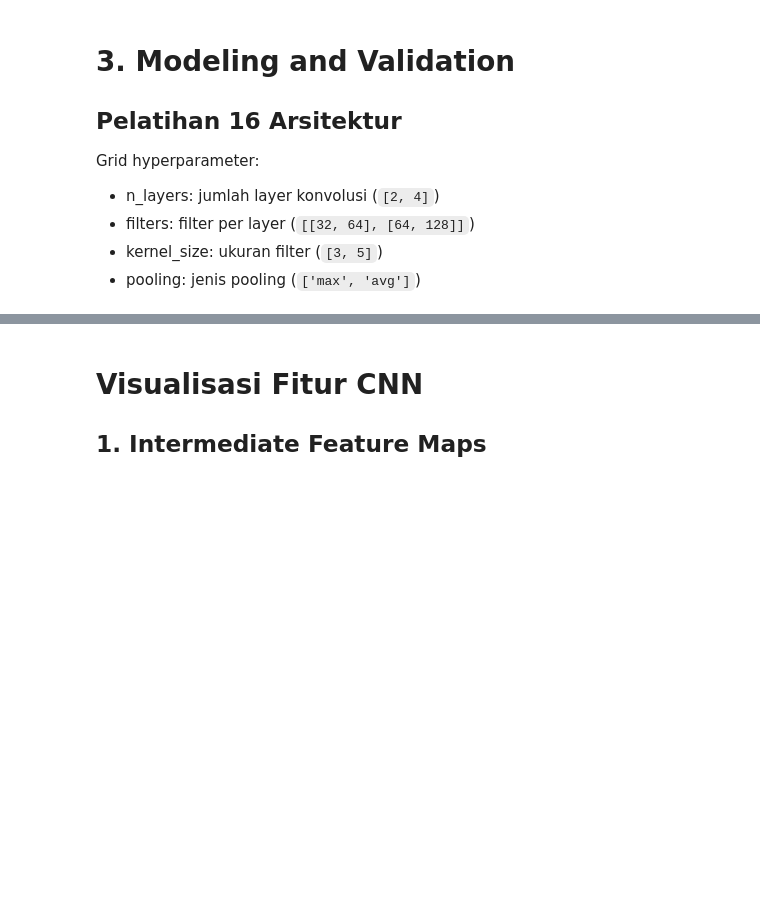
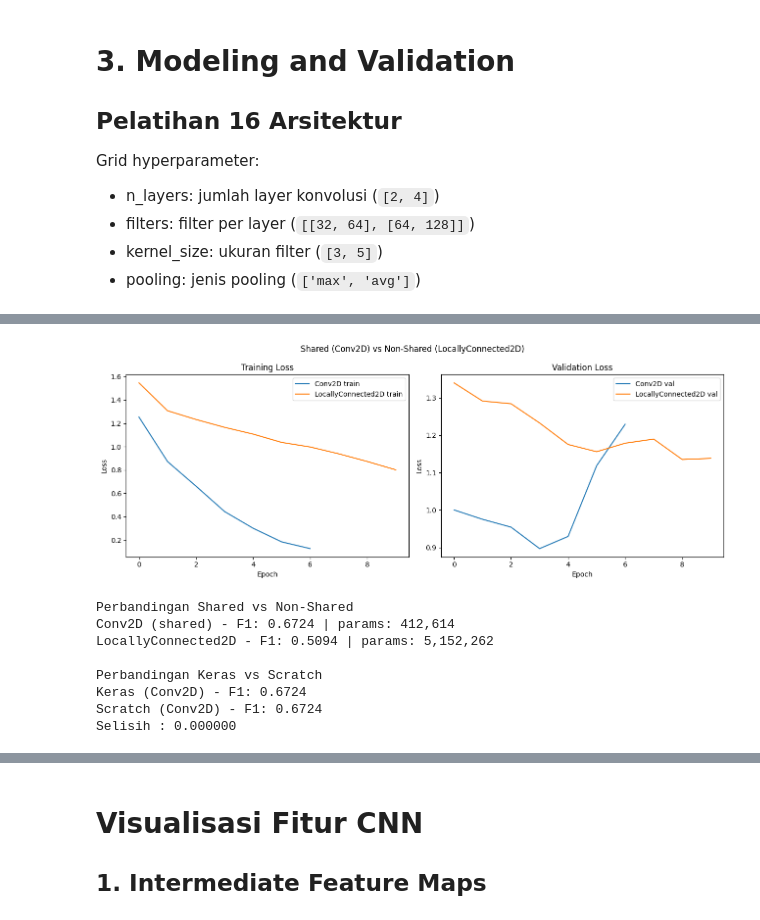
Before and after one commit to karolyangqian/Tubes2-ML, a Jupyter notebook: src/notebook/notebook_cnn.ipynb, the cells around one changed output, grey strips where cells are left out. Cells and saved outputs as stored; diff of their text form; code cells hidden in the pictures; blank space fills up the shorter version.

```diff
--- a/src/notebook/notebook_cnn.ipynb
+++ b/src/notebook/notebook_cnn.ipynb
@@ -281,7 +413,7 @@ print('Test set:', x_test.shape)
 # %%
 best_cfg = best['config']
 keras_best = build_cnn(best_cfg['n_layers'], best_cfg['filters'], best_cfg['kernel_size'], best_cfg['pooling'])
-keras_best.compile(optimizer='adam', loss='sparse_categorical_crossentropy')
+keras_best.compile(optimizer='adam', loss='sparse_categorical_crossentropy', jit_compile=False)
 keras_best.load_weights(best['weight_path'])
 
 y_pred_keras = np.argmax(keras_best.predict(x_test, verbose=1), axis=1)
@@ -383,23 +579,39 @@ print(f'LocallyConnected2D Test macro F1: {f1_lc:.4f}')
 # %%
 fig, axes = plt.subplots(1, 2, figsize=(13, 5))
 axes[0].plot(best['history']['loss'], label=f'Conv2D train')
-axes[0].plot(lc_history.history['loss'], label=f'LocallyConnected2D train')
 axes[1].plot(best['history']['val_loss'], label=f'Conv2D val')
-axes[1].plot(lc_history.history['val_loss'], label=f'LocallyConnected2D val')
+
+if lc_history is not None:
+    axes[0].plot(lc_history.history['loss'], label=f'LocallyConnected2D train')
+    axes[1].plot(lc_history.history['val_loss'], label=f'LocallyConnected2D val')
+else:
+    axes[0].plot([], [], label='LocallyConnected2D train (loaded)')
+    axes[1].plot([], [], label='LocallyConnected2D val (loaded)')
+
 for ax in axes:
     ax.set_xlabel('Epoch')
     ax.set_ylabel('Loss')
     ax.legend()
 axes[0].set_title('Training Loss')
 axes[1].set_title('Validation Loss')
 fig.suptitle('Shared (Conv2D) vs Non-Shared (LocallyConnected2D)')
 plt.tight_layout()
 plt.show()
 
 print('\nPerbandingan Shared vs Non-Shared')
-print(f'Conv2D (shared) - F1: {f1_keras:.4f} | params: {keras_best.count_params():>12,}')
-print(f'LocallyConnected2D - F1: {f1_lc:.4f} | params: {lc_model.count_params():>12,}')
+print(f'Conv2D (shared) - F1: {f1_keras:.4f} | params: {keras_best.count_params():,}')
+print(f'LocallyConnected2D - F1: {f1_lc:.4f} | params: {lc_model.count_params():,}')
 print(f'\nPerbandingan Keras vs Scratch')
 print(f'Keras (Conv2D) - F1: {f1_keras:.4f}')
 print(f'Scratch (Conv2D) - F1: {f1_scratch:.4f}')
 print(f'Selisih : {abs(f1_keras - f1_scratch):.6f}')
+# %% [output]
+[figure, added]
+Perbandingan Shared vs Non-Shared
+Conv2D (shared) - F1: 0.6724 | params: 412,614
+LocallyConnected2D - F1: 0.5094 | params: 5,152,262
+
+Perbandingan Keras vs Scratch
+Keras (Conv2D) - F1: 0.6724
+Scratch (Conv2D) - F1: 0.6724
+Selisih : 0.000000
```
Also changed, not shown: parts of 31 cells of this notebook.
